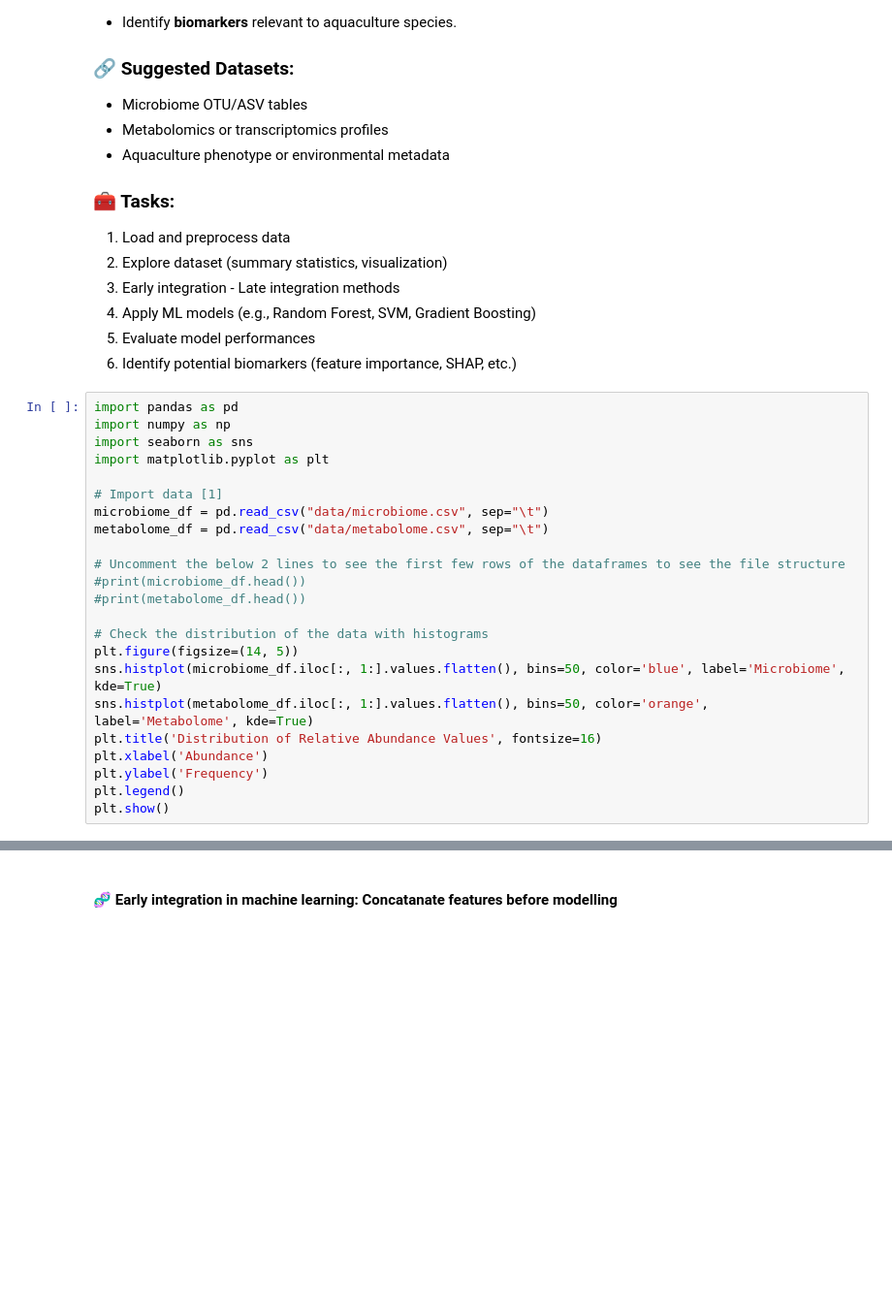
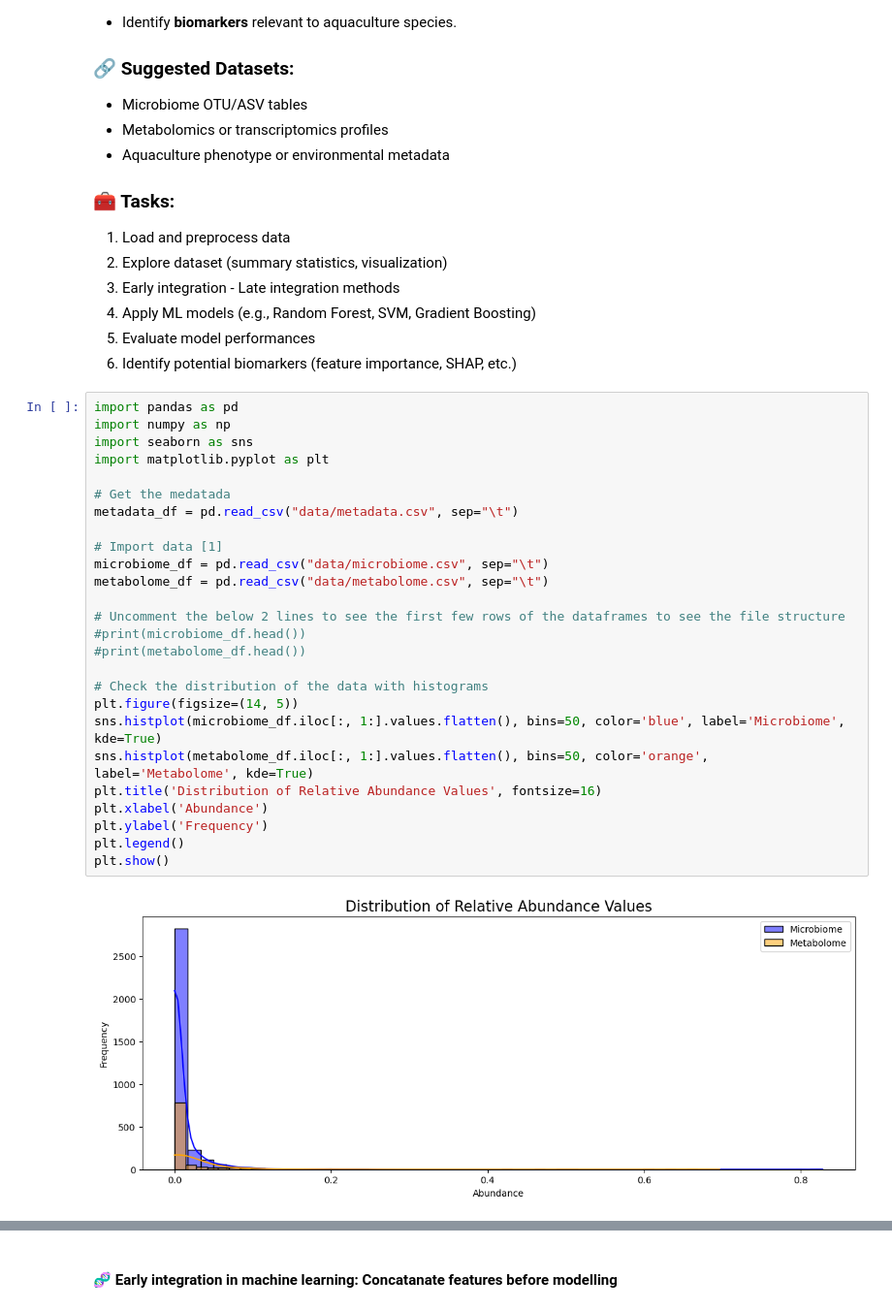
Before and after one commit to berkayekren/COST-BioAqua-HandsOn_Session, a Jupyter notebook: COST_BIOAQUA_CA22106_20251021.ipynb, the cells around one changed output, grey strips where cells are left out. Shown: that part at 97% size. Cells and saved outputs as stored; diff of their text form; blank space fills up the shorter version.

```diff
--- a/COST_BIOAQUA_CA22106_20251021.ipynb
+++ b/COST_BIOAQUA_CA22106_20251021.ipynb
@@ -28,25 +28,30 @@
 # %%
 import pandas as pd
 import numpy as np
 import seaborn as sns
 import matplotlib.pyplot as plt
+
+# Get the medatada
+metadata_df = pd.read_csv("data/metadata.csv", sep="\t")
 
 # Import data [1]
 microbiome_df = pd.read_csv("data/microbiome.csv", sep="\t")
 metabolome_df = pd.read_csv("data/metabolome.csv", sep="\t")
 
 # Uncomment the below 2 lines to see the first few rows of the dataframes to see the file structure
 #print(microbiome_df.head())
 #print(metabolome_df.head())
 
 # Check the distribution of the data with histograms
 plt.figure(figsize=(14, 5))
 sns.histplot(microbiome_df.iloc[:, 1:].values.flatten(), bins=50, color='blue', label='Microbiome', kde=True)
 sns.histplot(metabolome_df.iloc[:, 1:].values.flatten(), bins=50, color='orange', label='Metabolome', kde=True)
 plt.title('Distribution of Relative Abundance Values', fontsize=16)
 plt.xlabel('Abundance')
 plt.ylabel('Frequency')
 plt.legend()
 plt.show()
+# %% [output]
+[figure, added]
 # %%
 # Import necessary libraries
```
Also changed, not shown: parts of 8 cells of this notebook, 4 other files.
